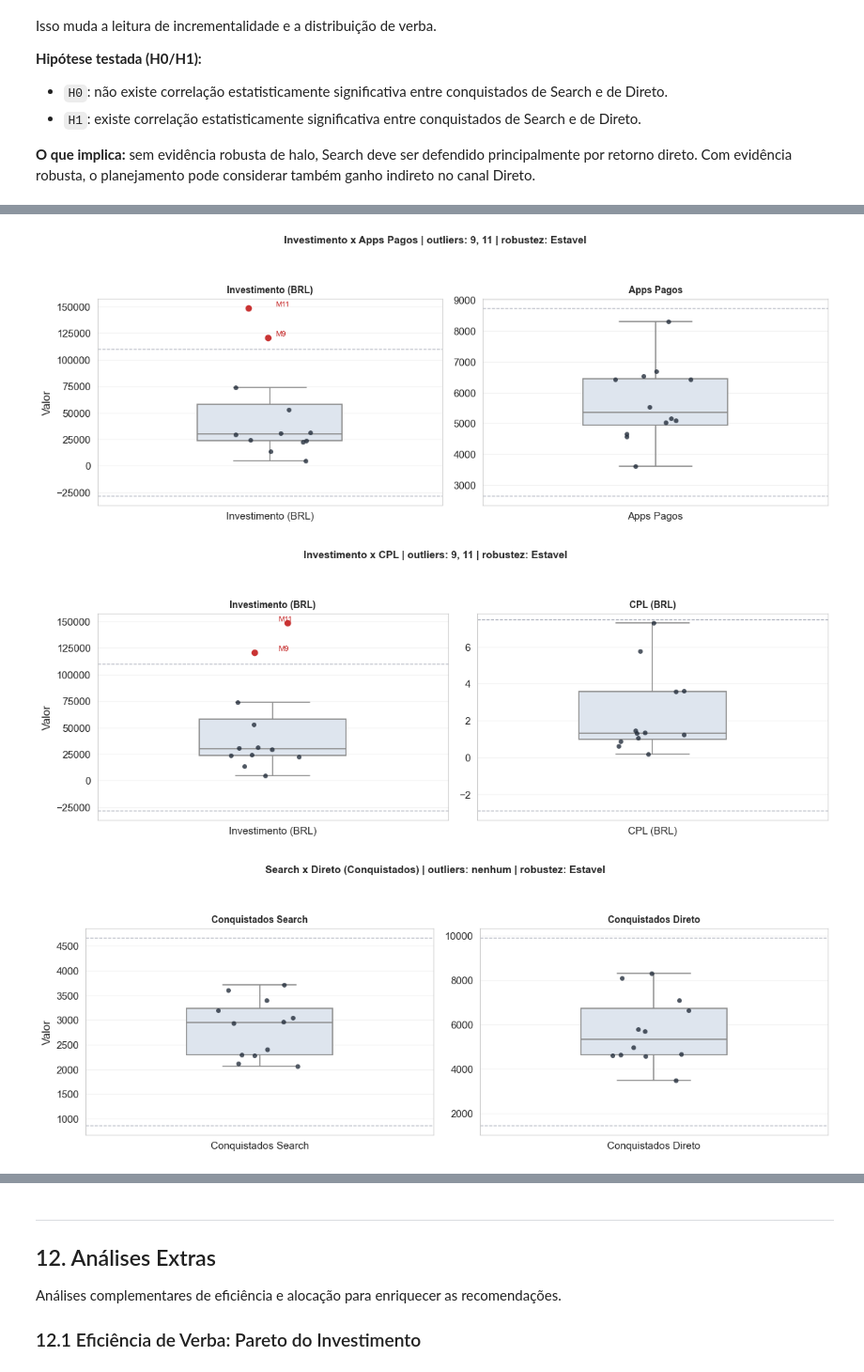
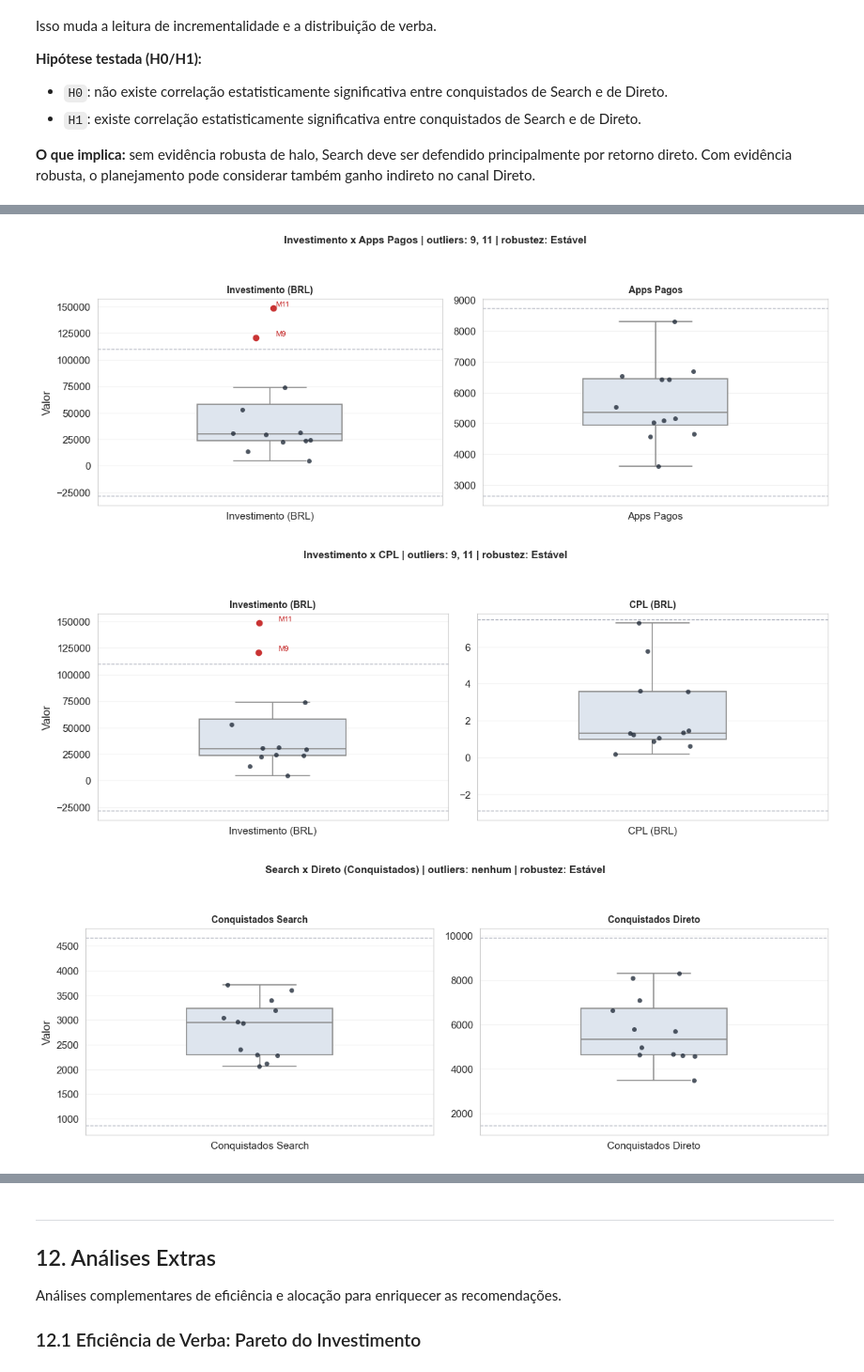
Before and after one commit to diogorblessa/projeto-analise-de-dados-com-pandas, a Jupyter notebook: case_omie.ipynb, the cells around one changed output, grey strips where cells are left out. Shown at 94% size. Cells and saved outputs as stored; diff of their text form; code cells hidden in the pictures.

```diff
--- a/case_omie.ipynb
+++ b/case_omie.ipynb
@@ -1634,7 +1912,11 @@ Nota: amostra pequena - interpretar como indício, não como prova de causalidad
 # %%
-# 11.4 - Verificacao de robustez a outliers nas correlacoes da etapa 11
+# Objetivo: Definir funções auxiliares da etapa 11.4 para outliers, correlação e robustez.
+# Leitura prática: Padroniza o método de comparação entre cenários original, tratado e sem outliers.
+
+# 11.4 - Verificação de robustez a outliers nas correlações da etapa 11
 
 
+# Critério IQR clássico para identificar limites de outliers por variável.
 def iqr_bounds(series):
     q1 = series.quantile(0.25)
     q3 = series.quantile(0.75)
@@ -1642,13 +1924,14 @@ def iqr_bounds(series):
     return q1 - 1.5 * iqr, q3 + 1.5 * iqr
 
 
+# Estatísticas de correlação por cenário com controle de tamanho amostral.
 def calc_corr_stats(df, x_col, y_col):
     n = len(df)
     if n < 3:
         return {
             'pearson_r': np.nan, 'pearson_p': np.nan,
             'spearman_r': np.nan, 'spearman_p': np.nan,
-            'N': n
+            'N (meses)': n
         }
 
     pearson_r, pearson_p = stats.pearsonr(df[x_col], df[y_col])
@@ -1663,6 +1946,7 @@ def calc_corr_stats(df, x_col, y_col):
     }
 
 
+# Regra de robustez: sinal e significância devem permanecer consistentes.
 def robustez_relacao(stats_base, stats_treated, stats_clean, alpha=0.05):
     sign_ok_pearson = np.sign(stats_base['pearson_r']) == np.sign(stats_treated['pearson_r']) == np.sign(stats_clean['pearson_r'])
     sign_ok_spearman = np.sign(stats_base['spearman_r']) == np.sign(stats_treated['spearman_r']) == np.sign(stats_clean['spearman_r'])
@@ -1678,13 +1962,15 @@ def robustez_relacao(stats_base, stats_treated, stats_clean, alpha=0.05):
     sig_ok_pearson = (sig_base_p == sig_treat_p == sig_clean_p)
     sig_ok_spearman = (sig_base_s == sig_treat_s == sig_clean_s)
 
-    return 'Estavel' if (sign_ok_pearson and sign_ok_spearman and sig_ok_pearson and sig_ok_spearman) else 'Sensivel'
+    return 'Estável' if (sign_ok_pearson and sign_ok_spearman and sig_ok_pearson and sig_ok_spearman) else 'Sensível'
 
 
+# Função utilitária para exibir meses extremos em formato legível.
 def meses_label(meses):
     return ', '.join(map(str, meses)) if meses else 'nenhum'
 
 
+# Visual de robustez: boxplots com destaque dos pontos extremos por relação.
 def plot_boxplots_relacao(df_rel, x_col, y_col, x_label, y_label, relacao, meses_outliers, robustez):
     d = df_rel.copy()
     d['mes'] = d['mes'].astype(int)
@@ -1699,7 +1985,7 @@ def plot_boxplots_relacao(df_rel, x_col, y_col, x_label, y_label, relacao, meses
     ]
 
     for ax, (col, label, bounds) in zip(axes, specs):
-        # Outlier por variavel individual (fora dos limites IQR desta variavel)
+        # Outlier por variável individual (fora dos limites IQR desta variável)
         is_outlier = ~d[col].between(bounds[0], bounds[1])
 
         base = pd.DataFrame({
@@ -1767,9 +2053,13 @@ def plot_boxplots_relacao(df_rel, x_col, y_col, x_label, y_label, relacao, meses
     plt.tight_layout(rect=[0, 0, 1, 0.92])
     plt.show()
 # %%
+# Objetivo: Executar a análise de robustez da etapa 11.4 para cada relação de correlação.
+# Leitura prática: Entrega meses extremos, comparação por cenário e status final de estabilidade.
+
+# Relações avaliadas na etapa 11.4, reutilizando bases já calculadas.
 analises_outlier = [
     {
-        'relacao': 'Investimento x Apps Pagos',
+        'relação': 'Investimento x Apps Pagos',
         'df': corr_mes[['mes', 'investimento_brl', 'apps_pagos']].copy(),
         'x': 'investimento_brl',
         'y': 'apps_pagos',
@@ -1777,7 +2067,7 @@ analises_outlier = [
         'y_label': 'Apps Pagos',
     },
     {
-        'relacao': 'Investimento x CPL',
+        'relação': 'Investimento x CPL',
         'df': corr_cpl[['mes', 'investimento_brl', 'cpl']].copy(),
         'x': 'investimento_brl',
         'y': 'cpl',
@@ -1785,7 +2075,7 @@ analises_outlier = [
         'y_label': 'CPL (BRL)',
     },
     {
-        'relacao': 'Search x Direto (Conquistados)',
+        'relação': 'Search x Direto (Conquistados)',
         'df': corr_sd[['mes', 'conquistados_search', 'conquistados_direto']].copy(),
         'x': 'conquistados_search',
         'y': 'conquistados_direto',
@@ -1797,8 +2087,9 @@ analises_outlier = [
 rows_corr = []
 rows_outlier = []
 
+# Pipeline por relação: identificar outliers, gerar cenários e medir robustez.
 for item in analises_outlier:
-    rel = item['relacao']
+    rel = item['relação']
     dfr = item['df'].copy()
     x_col = item['x']
     y_col = item['y']
@@ -1806,15 +2097,18 @@ for item in analises_outlier:
     x_low, x_high = iqr_bounds(dfr[x_col])
     y_low, y_high = iqr_bounds(dfr[y_col])
 
+# Regra de outlier: mês é extremo quando x ou y está fora do limite IQR.
     out_mask = (~dfr[x_col].between(x_low, x_high)) | (~dfr[y_col].between(y_low, y_high))
     meses_outliers = sorted(dfr.loc[out_mask, 'mes'].astype(int).tolist())
 
     df_original = dfr.copy()
 
+# Cenário tratado: winsorização por clipping nos limites IQR.
     df_tratado = dfr.copy()
     df_tratado[x_col] = df_tratado[x_col].clip(x_low, x_high)
     df_tratado[y_col] = df_tratado[y_col].clip(y_low, y_high)
 
+# Cenário alternativo: remoção dos meses extremos para sensibilidade.
     df_sem_outliers = dfr.loc[~out_mask].copy()
 
     st_original = calc_corr_stats(df_original, x_col, y_col)
@@ -1825,9 +2119,9 @@ for item in analises_outlier:
 
     for cenario, st in [('Original', st_original), ('Tratado', st_tratado), ('Sem outliers', st_sem_out)]:
         rows_corr.append({
-            'Relacao': rel,
-            'Cenario': cenario,
-            'N': st['N'],
+            'Relacão': rel,
+            'Cenário': cenario,
+            'N (meses)': st['N'],
             'Pearson_r': st['pearson_r'],
             'Pearson_p': st['pearson_p'],
             'Spearman_r': st['spearman_r'],
@@ -1835,39 +2129,40 @@ for item in analises_outlier:
         })
 
     rows_outlier.append({
-        'Relacao': rel,
+        'Relacão': rel,
         'Meses_outliers': meses_label(meses_outliers),
         'Qtd_outliers': len(meses_outliers),
         'Robustez': robustez
     })
 
-    # Figura enxuta por relacao
+    # Figura enxuta por relação
     plot_boxplots_relacao(
         dfr,
         x_col=x_col,
         y_col=y_col,
         x_label=item['x_label'],
         y_label=item['y_label'],
         relacao=rel,
         meses_outliers=meses_outliers,
         robustez=robustez,
     )
 
+# Consolidação final das saídas tabulares da etapa 11.4.
 outliers_11_4 = pd.DataFrame(rows_outlier)
 corr_robustez_11_4 = pd.DataFrame(rows_corr)
 
-print('Resumo de outliers por relacao:')
+print('Resumo de outliers por relação:')
 print(outliers_11_4.to_string(index=False))
 
 print('')
-print('Comparativo de correlacoes por cenario:')
+print('Comparativo de correlações por cenário:')
 print(
     corr_robustez_11_4.to_string(
         index=False,
         float_format=lambda x: f'{x:.4f}'
     )
 )
 # %% [output]
-[figure, old version]
+[figure, new version]
-[figure, old version]
+[figure, new version]
-[figure, old version]
+[figure, new version]
```
Also changed, not shown: parts of 37 cells of this notebook, 4 other files.
